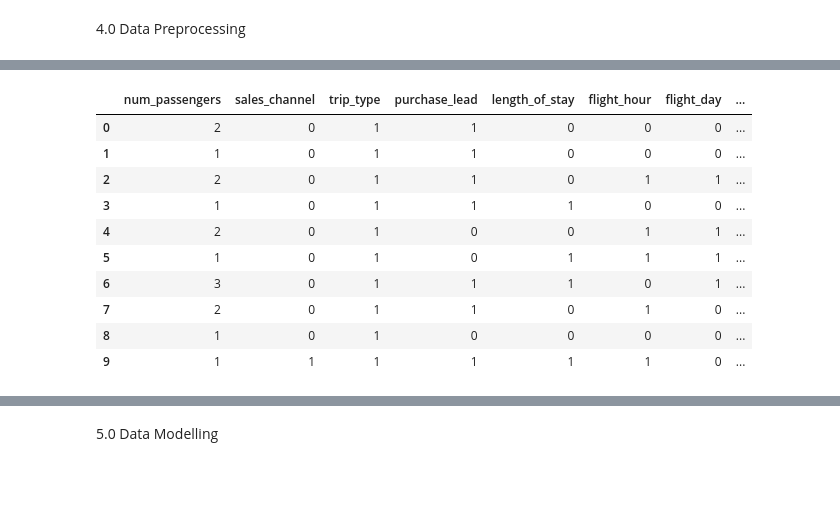
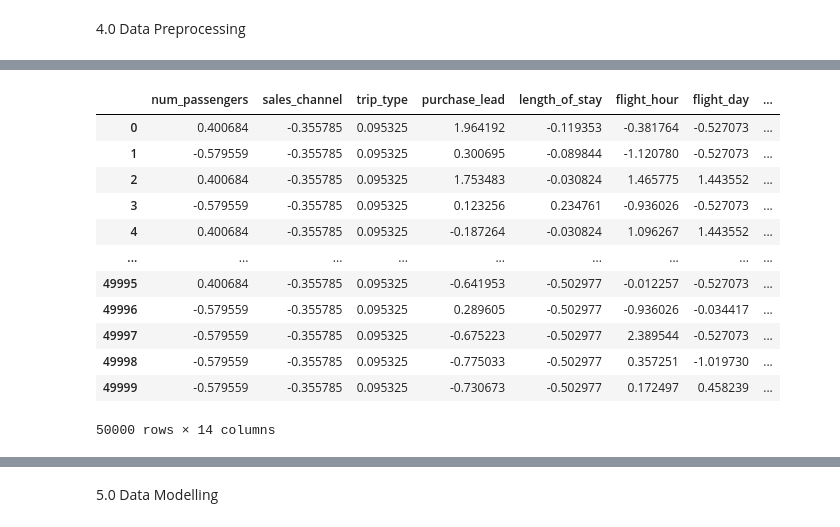
Before and after one commit to keremmenes/British-Airways, a Jupyter notebook: TaskTwo/TaskTwo.ipynb, the cells around one changed output, grey strips where cells are left out. Cells and saved outputs as stored; diff of their text form; code cells hidden in the pictures; blank space fills up the shorter version.

```diff
--- a/TaskTwo/TaskTwo.ipynb
+++ b/TaskTwo/TaskTwo.ipynb
@@ -209,33 +251,3 @@ df.describe(include='all')
 | 50% | 1.000000 | 0.000000 | 2.000000 | 51.000000 | 17.00000 | 9.00000 | 3.000000 | ... |
 | 75% | 2.000000 | 0.000000 | 2.000000 | 115.000000 | 28.00000 | 13.00000 | 5.000000 | ... |
 | max | 9.000000 | 1.000000 | 2.000000 | 469.000000 | 778.00000 | 23.00000 | 6.000000 | ... |
-# %%
-thresholds = {
-    'trip_type': 1.5,             # Örnek bir eşik değeri
-    'purchase_lead': 84.88,        # Örnek bir eşik değeri
-    'length_of_stay': 23,       # Örnek bir eşik değeri
-    'flight_hour': 9,           # Örnek bir eşik değeri
-    'flight_day': 3,            # Örnek bir eşik değeri
-    'route': 380,               # Örnek bir eşik değeri
-    'booking_origin': 37,       # Örnek bir eşik değeri
-    'flight_duration': 5.5,       # Örnek bir eşik değeri
-}
-
-# Eşik değerlerini kullanarak her bir bağımsız değişkeni sınıflandır
-for column, threshold in thresholds.items():
-    df[column] = (df[column] > threshold).astype(int)
-
-# Yeni kategorik değişkenleri gözlemlemek için veriyi incele
-df.head(10)
-# %% [output]
-|  | num_passengers | sales_channel | trip_type | purchase_lead | length_of_stay | flight_hour | flight_day | ... |
-| 0 | 2 | 0 | 1 | 1 | 0 | 0 | 0 | ... |
-| 1 | 1 | 0 | 1 | 1 | 0 | 0 | 0 | ... |
-| 2 | 2 | 0 | 1 | 1 | 0 | 1 | 1 | ... |
-| 3 | 1 | 0 | 1 | 1 | 1 | 0 | 0 | ... |
-| 4 | 2 | 0 | 1 | 0 | 0 | 1 | 1 | ... |
-| 5 | 1 | 0 | 1 | 0 | 1 | 1 | 1 | ... |
-| 6 | 3 | 0 | 1 | 1 | 1 | 0 | 1 | ... |
-| 7 | 2 | 0 | 1 | 1 | 0 | 1 | 0 | ... |
-| 8 | 1 | 0 | 1 | 0 | 0 | 0 | 0 | ... |
-| 9 | 1 | 1 | 1 | 1 | 1 | 1 | 0 | ... |
@@ -245,3 +254,24 @@ df = df.astype('int64')
+# %%
+from sklearn.preprocessing import StandardScaler
+
+scaler = StandardScaler()
+df_normalized = scaler.fit_transform(df)
+df = pd.DataFrame(df_normalized, columns=df.columns)
+df
+# %% [output]
+|  | num_passengers | sales_channel | trip_type | purchase_lead | length_of_stay | flight_hour | flight_day | ... |
+| 0 | 0.400684 | -0.355785 | 0.095325 | 1.964192 | -0.119353 | -0.381764 | -0.527073 | ... |
+| 1 | -0.579559 | -0.355785 | 0.095325 | 0.300695 | -0.089844 | -1.120780 | -0.527073 | ... |
+| 2 | 0.400684 | -0.355785 | 0.095325 | 1.753483 | -0.030824 | 1.465775 | 1.443552 | ... |
+| 3 | -0.579559 | -0.355785 | 0.095325 | 0.123256 | 0.234761 | -0.936026 | -0.527073 | ... |
+| 4 | 0.400684 | -0.355785 | 0.095325 | -0.187264 | -0.030824 | 1.096267 | 1.443552 | ... |
+| ... | ... | ... | ... | ... | ... | ... | ... | ... |
+| 49995 | 0.400684 | -0.355785 | 0.095325 | -0.641953 | -0.502977 | -0.012257 | -0.527073 | ... |
+| 49996 | -0.579559 | -0.355785 | 0.095325 | 0.289605 | -0.502977 | -0.936026 | -0.034417 | ... |
+| 49997 | -0.579559 | -0.355785 | 0.095325 | -0.675223 | -0.502977 | 2.389544 | -0.527073 | ... |
+| 49998 | -0.579559 | -0.355785 | 0.095325 | -0.775033 | -0.502977 | 0.357251 | -1.019730 | ... |
+| 49999 | -0.579559 | -0.355785 | 0.095325 | -0.730673 | -0.502977 | 0.172497 | 0.458239 | ... |
+50000 rows × 14 columns
 # %%
 # Veriyi Eğitim ve Test Kümelerine Ayırma
 from sklearn.model_selection import train_test_split
```
Also changed, not shown: parts of 25 cells of this notebook.
